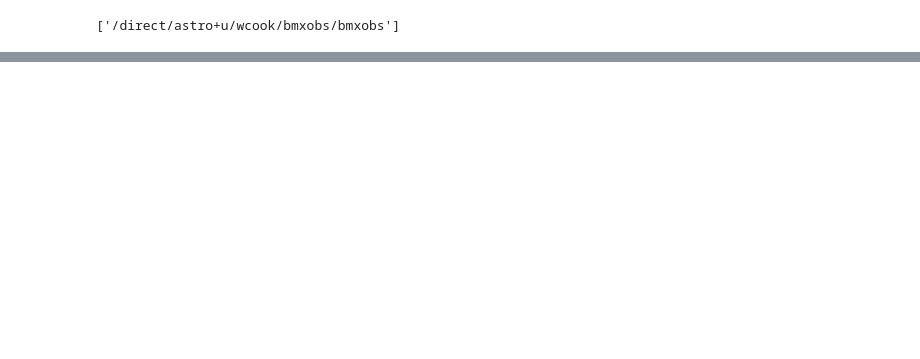
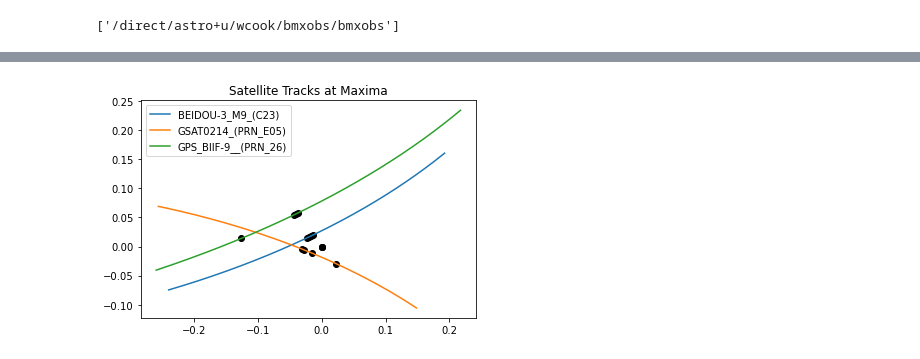
Before and after one commit to bmxdemo/bmxobs, a Jupyter notebook: towards1.ipynb, the cells around one changed output, grey strips where cells are left out. Cells and saved outputs as stored; diff of their text form; code cells hidden in the pictures; blank space fills up the shorter version.

```diff
--- a/towards1.ipynb
+++ b/towards1.ipynb
@@ -37 +42,15 @@ plt.show()
+# %%
+cut1 = [0,400,800]
+cut2 = [400,800,1200]
+maxima = {'BEIDOU-3_M9_(C23)':[185,188,190,193],'GSAT0214_(PRN_E05)':[587,589,575,537],'GPS_BIIF-9__(PRN_26)':[970,968,965,901]}
+for i,n in enumerate(maxima.keys()):
+    plt.plot(tracks[n][cut1[i]:cut2[i],0],tracks[n][cut1[i]:cut2[i],1],label=n)
+    for j,m in enumerate(maxima[n]):
+        plt.scatter(tracks[n][m,0],tracks[n][m,1],color='black')
+    plt.scatter(0,0,color='black')
+plt.title("Satellite Tracks at Maxima")
+plt.legend()
+plt.show()
+# %% [output]
+[figure, added]
 # %%
```
Also changed, not shown: parts of 9 cells of this notebook, 1 other file.
